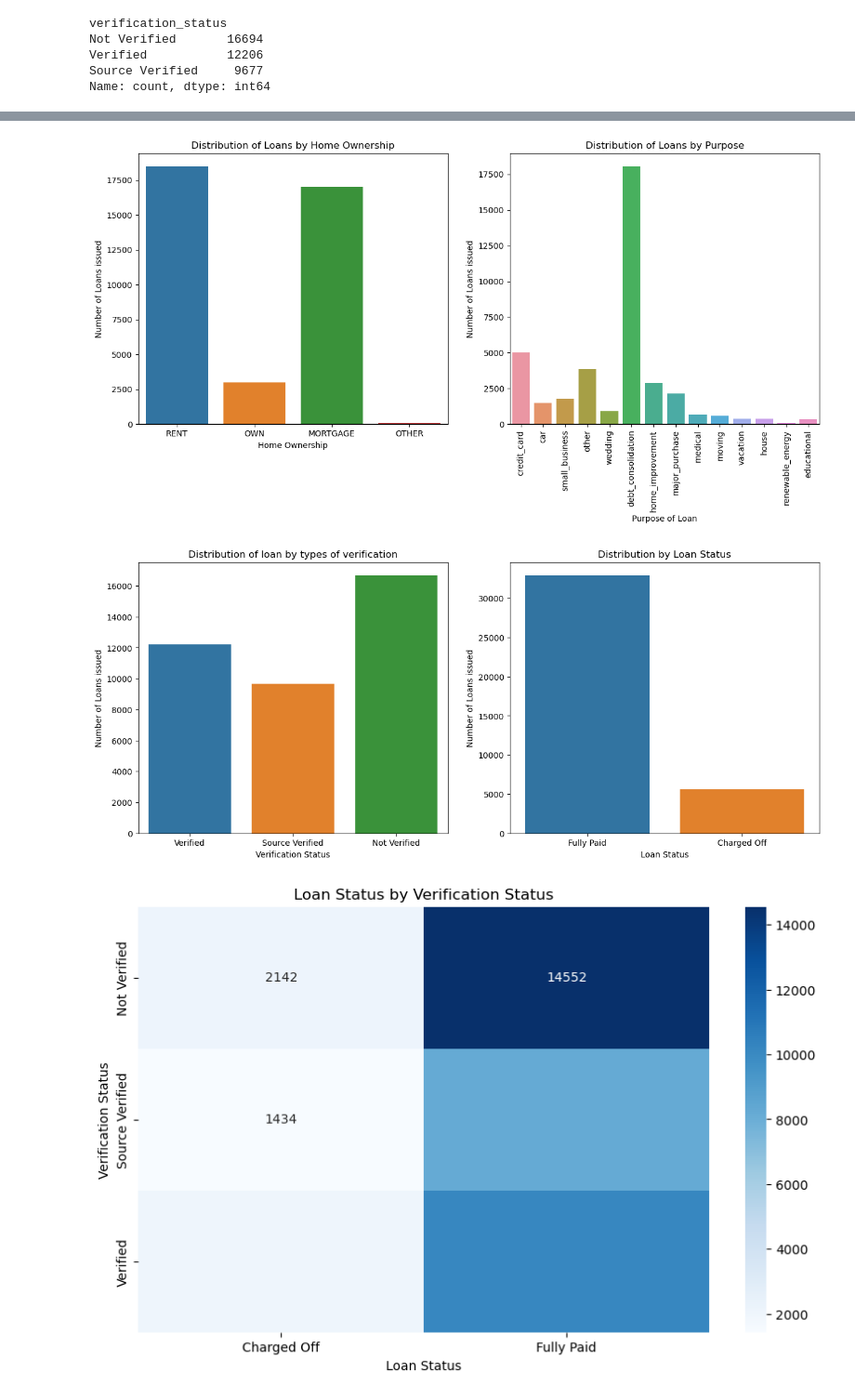
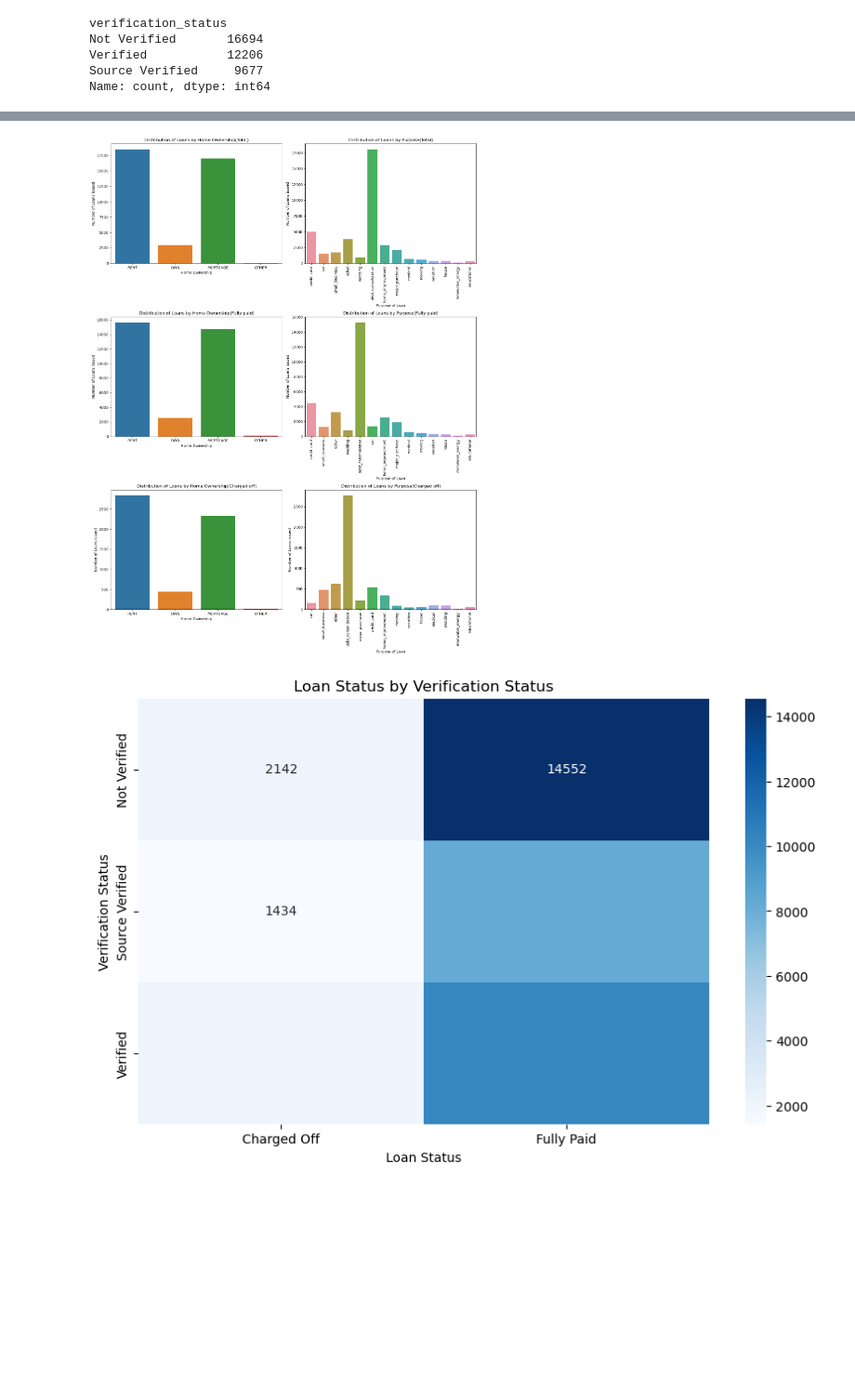
Before and after one commit to Rawoof821/LendingclubCaseStudy, a Jupyter notebook: Neha_Rawoof_LendingCaseStudy.ipynb, the cells around one changed output, grey strips where cells are left out. Shown at 93% size. Drawn from its saved outputs; the diff is of its cells as text; code cells hidden in the pictures; blank space fills up the shorter version.

```diff
--- a/Neha_Rawoof_LendingCaseStudy.ipynb
+++ b/Neha_Rawoof_LendingCaseStudy.ipynb
@@ -552,23 +581,53 @@ plt.show()
 # %%
 # Plotting the graph by 'home_ownership' and 'purpose'
-plt.figure(figsize=(15,6))
+plt.figure(figsize=(15,20))
 
-plt.subplot(1,2,1)
+# Total loans
+plt.subplot(3,2,1)
 sns.countplot( x="home_ownership", data=loan_data)
-plt.title("Distribution of Loans by Home Ownership")
+plt.title("Distribution of Loans by Home Ownership(Total)")
 plt.xlabel("Home Ownership")
 plt.ylabel("Number of Loans issued")
 
-plt.subplot(1,2,2)
+plt.subplot(3,2,2)
 sns.countplot( x="purpose", data=loan_data)
-plt.title("Distribution of Loans by Purpose")
+plt.title("Distribution of Loans by Purpose(Total)")
 plt.xlabel("Purpose of Loan")
 plt.ylabel("Number of Loans issued")
+plt.xticks(rotation=90)
 
-# To rotate axis text
+# Fully paid loans
+plt.subplot(3,2,3)
+sns.countplot( x="home_ownership", data=loan_data[loan_data['loan_status'] == "Fully Paid"])
+plt.title("Distribution of Loans by Home Ownership(Fully paid)")
+plt.xlabel("Home Ownership")
+plt.ylabel("Number of Loans issued")
+
+plt.subplot(3,2,4)
+sns.countplot( x="purpose", data=loan_data[loan_data['loan_status'] == "Fully Paid"])
+plt.title("Distribution of Loans by Purpose(Fully paid)")
+plt.xlabel("Purpose of Loan")
+plt.ylabel("Number of Loans issued")
 plt.xticks(rotation=90)
+
+
+# Charged off loans
+plt.subplot(3,2,5)
+sns.countplot( x="home_ownership", data=loan_data[loan_data['loan_status'] == "Charged Off"])
+plt.title("Distribution of Loans by Home Ownership(Charged off)")
+plt.xlabel("Home Ownership")
+plt.ylabel("Number of Loans issued")
+
+plt.subplot(3,2,6)
+sns.countplot( x="purpose", data=loan_data[loan_data['loan_status'] == "Charged Off"])
+plt.title("Distribution of Loans by Purpose(Charged off)")
+plt.xlabel("Purpose of Loan")
+plt.ylabel("Number of Loans issued")
+plt.xticks(rotation=90)
+
+plt.tight_layout()
 plt.show()
 # %% [output]
-[figure, old version]
+[figure, new version]
 # %%
 # Conclusion from above graphs
@@ -578,23 +637,3 @@ plt.show()
-# %%
-# Plotting the graph by 'verification_status' and 'loan_status'
-plt.figure(figsize=(15,6))
-
-plt.subplot(1,2,1)
-sns.countplot( x="verification_status", data=loan_data)
-plt.title("Distribution of loan by types of verification")
-plt.xlabel("Verification Status")
-plt.ylabel("Number of Loans issued")
-
-plt.subplot(1,2,2)
-sns.countplot( x="loan_status", data=loan_data)
-plt.title("Distribution by Loan Status")
-plt.xlabel("Loan Status")
-plt.ylabel("Number of Loans issued")
-
-# To rotate axis text
-plt.show()
-# %% [output]
-[figure, removed]
 # %%
 # Visualizing the relationship between two categorical variables (verification_status and loan_status) together
 ct = pd.crosstab(loan_data['verification_status'], loan_data['loan_status'])
```
Also changed, not shown: parts of 20 cells of this notebook.
